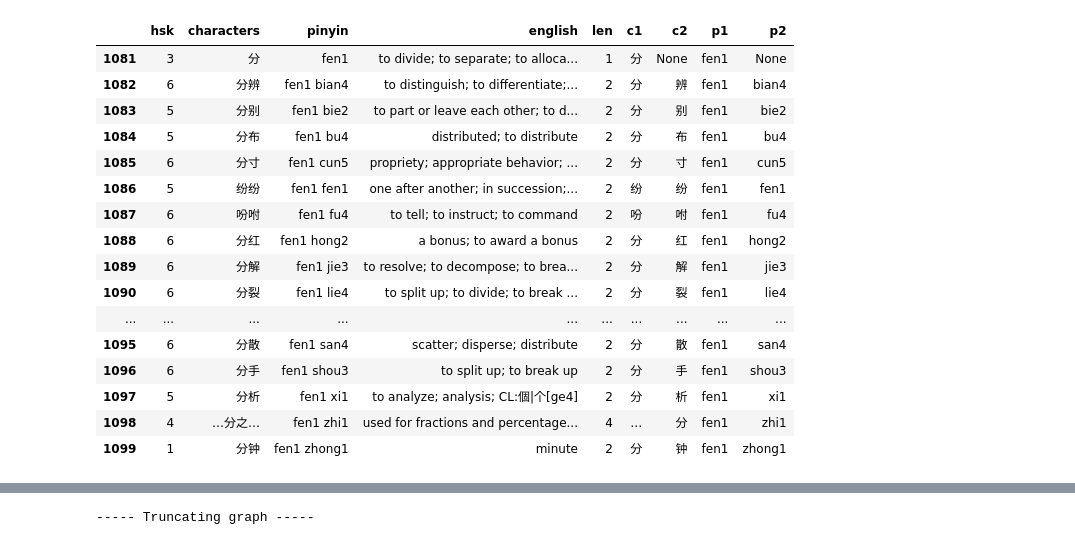
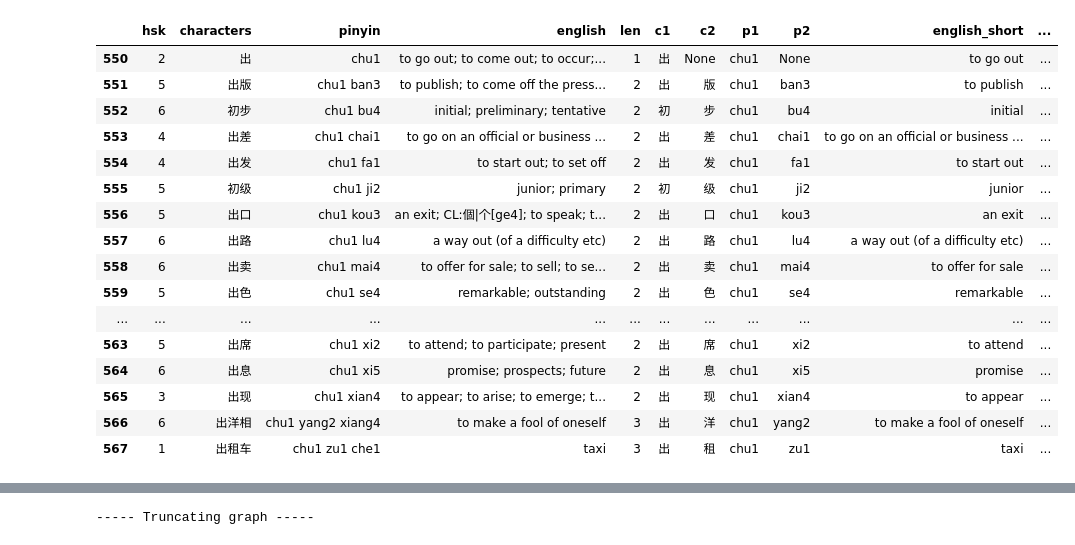
Before and after one commit to chrisgschon/zhongwen5qian, a Jupyter notebook: app/dev.ipynb, the cells around one changed output, grey strips where cells are left out. Saved outputs shown, nothing was run; the diff lists cells and outputs as text; code cells hidden in the pictures.

```diff
--- a/app/dev.ipynb
+++ b/app/dev.ipynb
@@ -16,6 +16,8 @@ df['c2'] = df['characters'].apply(lambda x: list(x)[1] if len(x) >= 2 else None)
 df['p1'] = df['pinyin'].apply(lambda x: x.split(' ')[0])
 df['p2'] = df['pinyin'].apply(lambda x: x.split(' ')[1] if ' ' in x else None)
 df['english'] = df['english'].apply(lambda x: x.replace("'", "\\'"))
+df['english_short'] = df['english'].apply(lambda x: x.split(';')[0])
+df['descr'] = df.apply(lambda x: f"""{x['pinyin']} | {x['english_short']}""",axis = 1)
 # %%
 df
 # %% [output]
@@ -35,23 +37,23 @@ df
 # %%
-df[df['p1'] == 'fen1']
+df[df['p1'] == 'chu1']
 # %% [output]
-|  | hsk | characters | pinyin | english | len | c1 | c2 | p1 | p2 |
-| 1081 | 3 | 分 | fen1 | to divide; to separate; to alloca... | 1 | 分 | None | fen1 | None |
-| 1082 | 6 | 分辨 | fen1 bian4 | to distinguish; to differentiate;... | 2 | 分 | 辨 | fen1 | bian4 |
-| 1083 | 5 | 分别 | fen1 bie2 | to part or leave each other; to d... | 2 | 分 | 别 | fen1 | bie2 |
-| 1084 | 5 | 分布 | fen1 bu4 | distributed; to distribute | 2 | 分 | 布 | fen1 | bu4 |
-| 1085 | 6 | 分寸 | fen1 cun5 | propriety; appropriate behavior; ... | 2 | 分 | 寸 | fen1 | cun5 |
-| 1086 | 5 | 纷纷 | fen1 fen1 | one after another; in succession;... | 2 | 纷 | 纷 | fen1 | fen1 |
-| 1087 | 6 | 吩咐 | fen1 fu4 | to tell; to instruct; to command | 2 | 吩 | 咐 | fen1 | fu4 |
-| 1088 | 6 | 分红 | fen1 hong2 | a bonus; to award a bonus | 2 | 分 | 红 | fen1 | hong2 |
-| 1089 | 6 | 分解 | fen1 jie3 | to resolve; to decompose; to brea... | 2 | 分 | 解 | fen1 | jie3 |
-| 1090 | 6 | 分裂 | fen1 lie4 | to split up; to divide; to break ... | 2 | 分 | 裂 | fen1 | lie4 |
-| ... | ... | ... | ... | ... | ... | ... | ... | ... | ... |
-| 1095 | 6 | 分散 | fen1 san4 | scatter; disperse; distribute | 2 | 分 | 散 | fen1 | san4 |
-| 1096 | 6 | 分手 | fen1 shou3 | to split up; to break up | 2 | 分 | 手 | fen1 | shou3 |
-| 1097 | 5 | 分析 | fen1 xi1 | to analyze; analysis; CL:個|个[ge4] | 2 | 分 | 析 | fen1 | xi1 |
-| 1098 | 4 | …分之… | fen1 zhi1 | used for fractions and percentage... | 4 | … | 分 | fen1 | zhi1 |
-| 1099 | 1 | 分钟 | fen1 zhong1 | minute | 2 | 分 | 钟 | fen1 | zhong1 |
+|  | hsk | characters | pinyin | english | len | c1 | c2 | p1 | p2 | english_short | ... |
+| 550 | 2 | 出 | chu1 | to go out; to come out; to occur;... | 1 | 出 | None | chu1 | None | to go out | ... |
+| 551 | 5 | 出版 | chu1 ban3 | to publish; to come off the press... | 2 | 出 | 版 | chu1 | ban3 | to publish | ... |
+| 552 | 6 | 初步 | chu1 bu4 | initial; preliminary; tentative | 2 | 初 | 步 | chu1 | bu4 | initial | ... |
+| 553 | 4 | 出差 | chu1 chai1 | to go on an official or business ... | 2 | 出 | 差 | chu1 | chai1 | to go on an official or business ... | ... |
+| 554 | 4 | 出发 | chu1 fa1 | to start out; to set off | 2 | 出 | 发 | chu1 | fa1 | to start out | ... |
+| 555 | 5 | 初级 | chu1 ji2 | junior; primary | 2 | 初 | 级 | chu1 | ji2 | junior | ... |
+| 556 | 5 | 出口 | chu1 kou3 | an exit; CL:個|个[ge4]; to speak; t... | 2 | 出 | 口 | chu1 | kou3 | an exit | ... |
+| 557 | 6 | 出路 | chu1 lu4 | a way out (of a difficulty etc) | 2 | 出 | 路 | chu1 | lu4 | a way out (of a difficulty etc) | ... |
+| 558 | 6 | 出卖 | chu1 mai4 | to offer for sale; to sell; to se... | 2 | 出 | 卖 | chu1 | mai4 | to offer for sale | ... |
+| 559 | 5 | 出色 | chu1 se4 | remarkable; outstanding | 2 | 出 | 色 | chu1 | se4 | remarkable | ... |
+| ... | ... | ... | ... | ... | ... | ... | ... | ... | ... | ... | ... |
+| 563 | 5 | 出席 | chu1 xi2 | to attend; to participate; present | 2 | 出 | 席 | chu1 | xi2 | to attend | ... |
+| 564 | 6 | 出息 | chu1 xi5 | promise; prospects; future | 2 | 出 | 息 | chu1 | xi5 | promise | ... |
+| 565 | 3 | 出现 | chu1 xian4 | to appear; to arise; to emerge; t... | 2 | 出 | 现 | chu1 | xian4 | to appear | ... |
+| 566 | 6 | 出洋相 | chu1 yang2 xiang4 | to make a fool of oneself | 3 | 出 | 洋 | chu1 | yang2 | to make a fool of oneself | ... |
+| 567 | 1 | 出租车 | chu1 zu1 che1 | taxi | 3 | 出 | 租 | chu1 | zu1 | taxi | ... |
 # %%
 df.groupby(['c1','p1']).size().reset_index().sort_values(by = 'c1')['c1'].value_counts().head(50)
 # %% [output]
```
Also changed, not shown: parts of 3 cells of this notebook, 5 other files.
